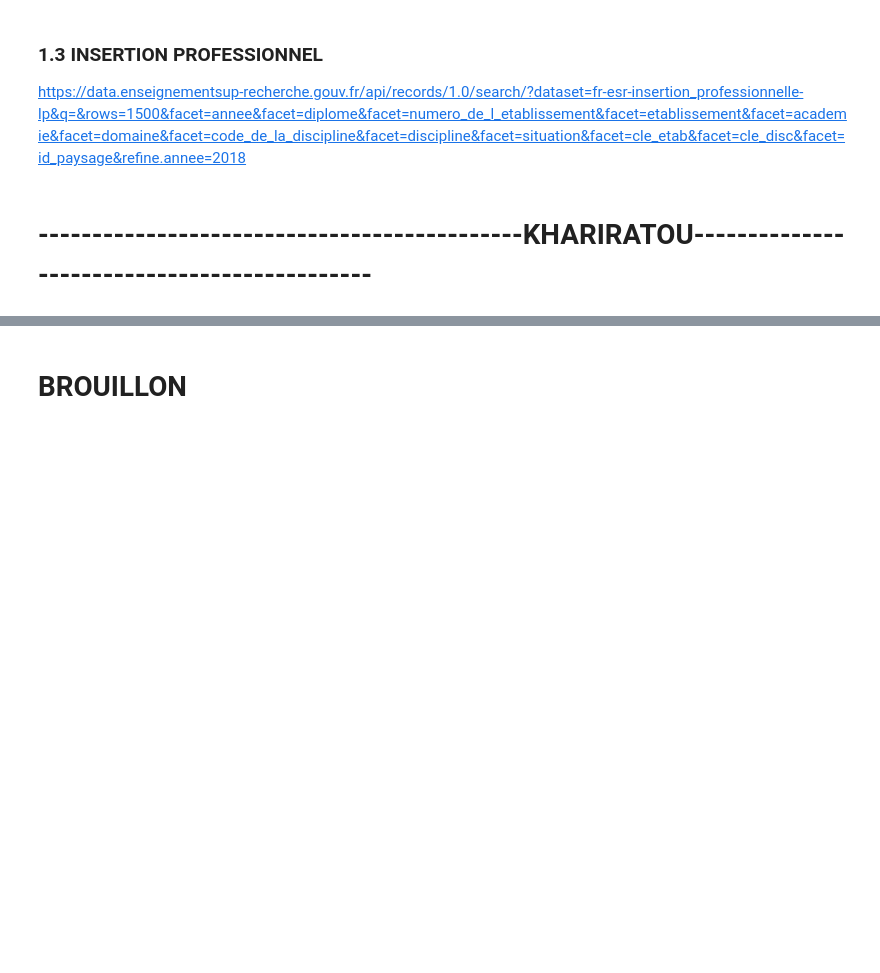
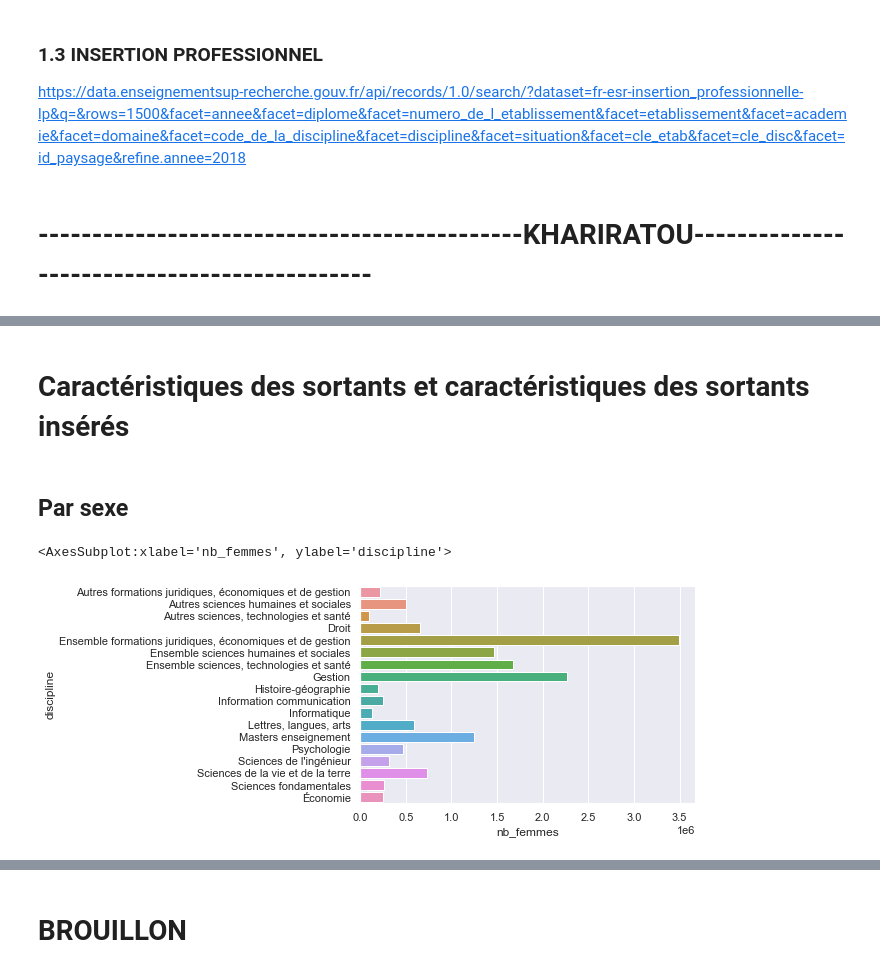
Before and after one commit to DouloSOW/Depot, a Jupyter notebook: principal_script.ipynb, the cells around one changed output, grey strips where cells are left out. Drawn from its saved outputs; the diff is of its cells as text; code cells hidden in the pictures; blank space fills up the shorter version.

```diff
--- a/principal_script.ipynb
+++ b/principal_script.ipynb
@@ -420,0 +547,21 @@ glob_data_insertion.head()
+# %% [markdown]
+# Caractéristiques des sortants et caractéristiques des sortants insérés
+# %% [markdown]
+## Par sexe
+# %%
+#création variable nombre de femmes
+df[df['femmes'] == 'ns'] = np.nan
+df[df['femmes'] == 'nd'] = np.nan
+
+df["femmes"] = df["femmes"].astype('float64')
+df["nombre_de_reponses"] = df["nombre_de_reponses"].astype('float64')
+
+df['nb_femmes']= df["femmes"]*df["nombre_de_reponses"]
+# %%
+# Répartition du nombre de femmes diplomées par discipline
+df_g =df.groupby(['discipline']).sum('nb_femmes')
+df_g.reset_index(inplace = True)
+sns.barplot(x="nb_femmes", y="discipline", data=df_g)
+# %% [output]
+<AxesSubplot:xlabel='nb_femmes', ylabel='discipline'>
+[figure, added]
```
Also changed, not shown: parts of 38 cells of this notebook.
